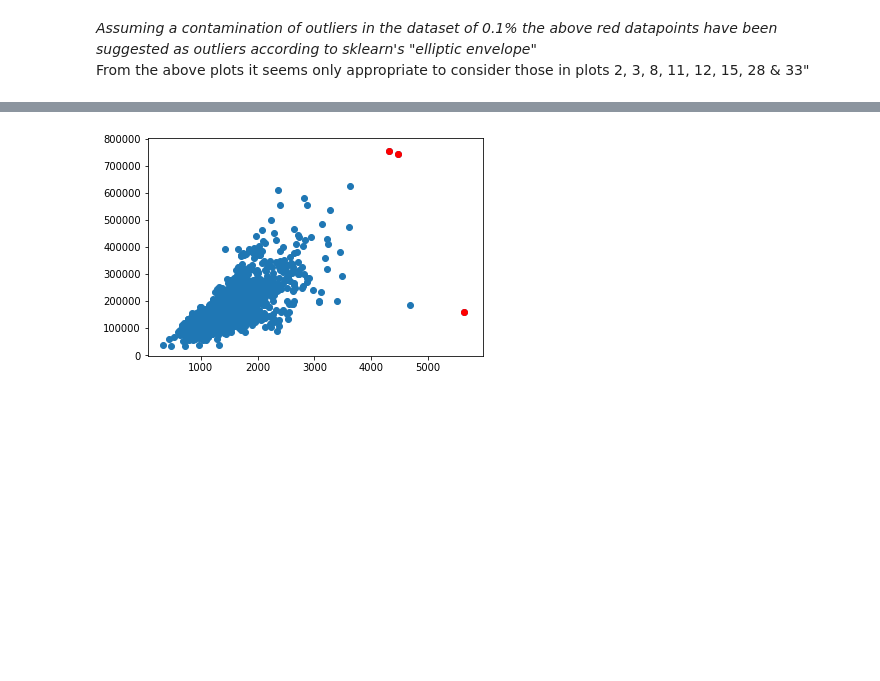
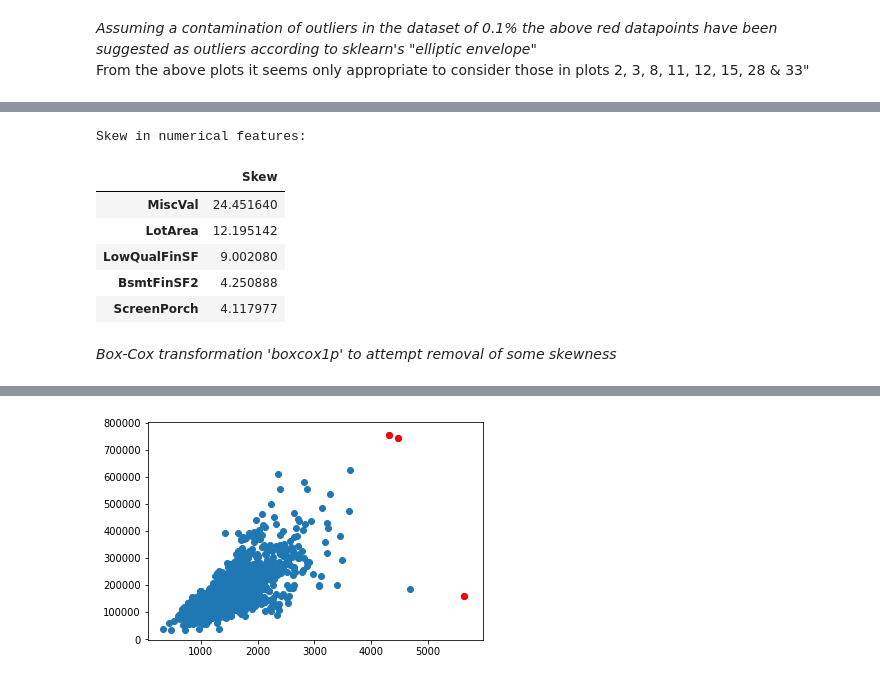
Before and after one commit to j-greggazz/Kaggle, a Jupyter notebook: House_Prices_Regression/notebooks/House_Prices_Regression.ipynb, the cells around one changed output, grey strips where cells are left out. Drawn from its saved outputs; the diff is of its cells as text; code cells hidden in the pictures; blank space fills up the shorter version.

```diff
--- a/House_Prices_Regression/notebooks/House_Prices_Regression.ipynb
+++ b/House_Prices_Regression/notebooks/House_Prices_Regression.ipynb
@@ -205,0 +265,13 @@ train = train[(train['1stFlrSF'] < 5000)]# & (train.SalePrice > 200000)]
+# %%
+skewDf = checkSkewness(train, colList)
+skewDf.head()
+# %% [output]
+Skew in numerical features:
+|  | Skew |
+| MiscVal | 24.451640 |
+| LotArea | 12.195142 |
+| LowQualFinSF | 9.002080 |
+| BsmtFinSF2 | 4.250888 |
+| ScreenPorch | 4.117977 |
+# %% [markdown]
+*Box-Cox transformation 'boxcox1p' to attempt removal of some skewness*
```
Also changed, not shown: parts of 35 cells of this notebook.
